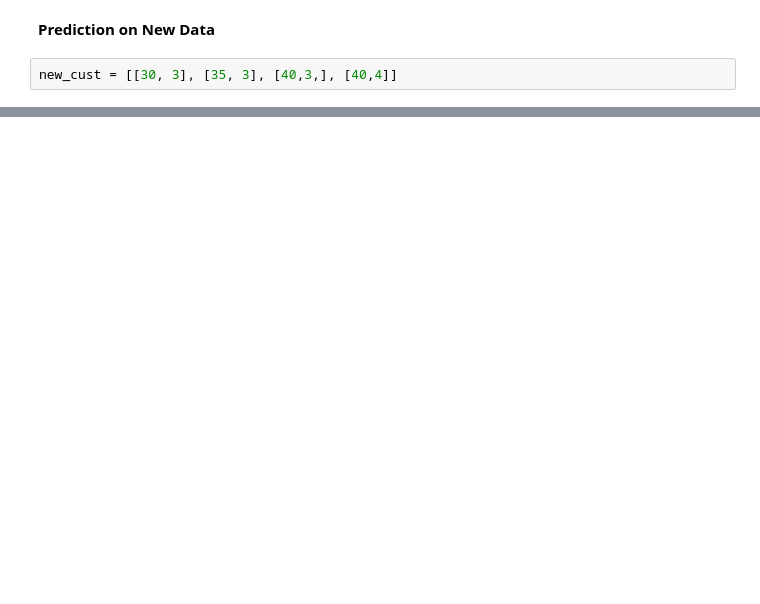
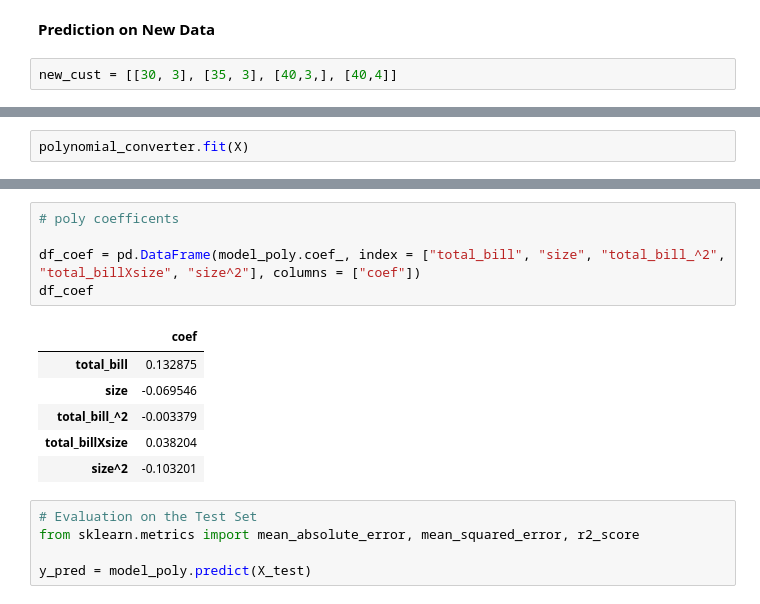
Before and after one commit to yildirimdata/Machine_learning, a Jupyter notebook: Practice_Tipps_Simp_Mul_Lin_reg.ipynb, the cells around one changed output, grey strips where cells are left out. Cells and saved outputs as stored; diff of their text form; blank space fills up the shorter version.

```diff
--- a/Practice_Tipps_Simp_Mul_Lin_reg.ipynb
+++ b/Practice_Tipps_Simp_Mul_Lin_reg.ipynb
@@ -735,0 +717,2 @@ array([3.85394001, 4.23576645, 4.61759288, 4.8700899 ])
+# %%
+polynomial_converter.fit(X)
@@ -735,0 +777,17 @@ array([3.85394001, 4.23576645, 4.61759288, 4.8700899 ])
+# %%
+# poly coefficents
+
+df_coef = pd.DataFrame(model_poly.coef_, index = ["total_bill", "size", "total_bill_^2", "total_billXsize", "size^2"], columns = ["coef"])
+df_coef
+# %% [output]
+|  | coef |
+| total_bill | 0.132875 |
+| size | -0.069546 |
+| total_bill_^2 | -0.003379 |
+| total_billXsize | 0.038204 |
+| size^2 | -0.103201 |
+# %%
+# Evaluation on the Test Set
+from sklearn.metrics import mean_absolute_error, mean_squared_error, r2_score
+
+y_pred = model_poly.predict(X_test)
```
Also changed, not shown: parts of 44 cells of this notebook, 8 other files.
